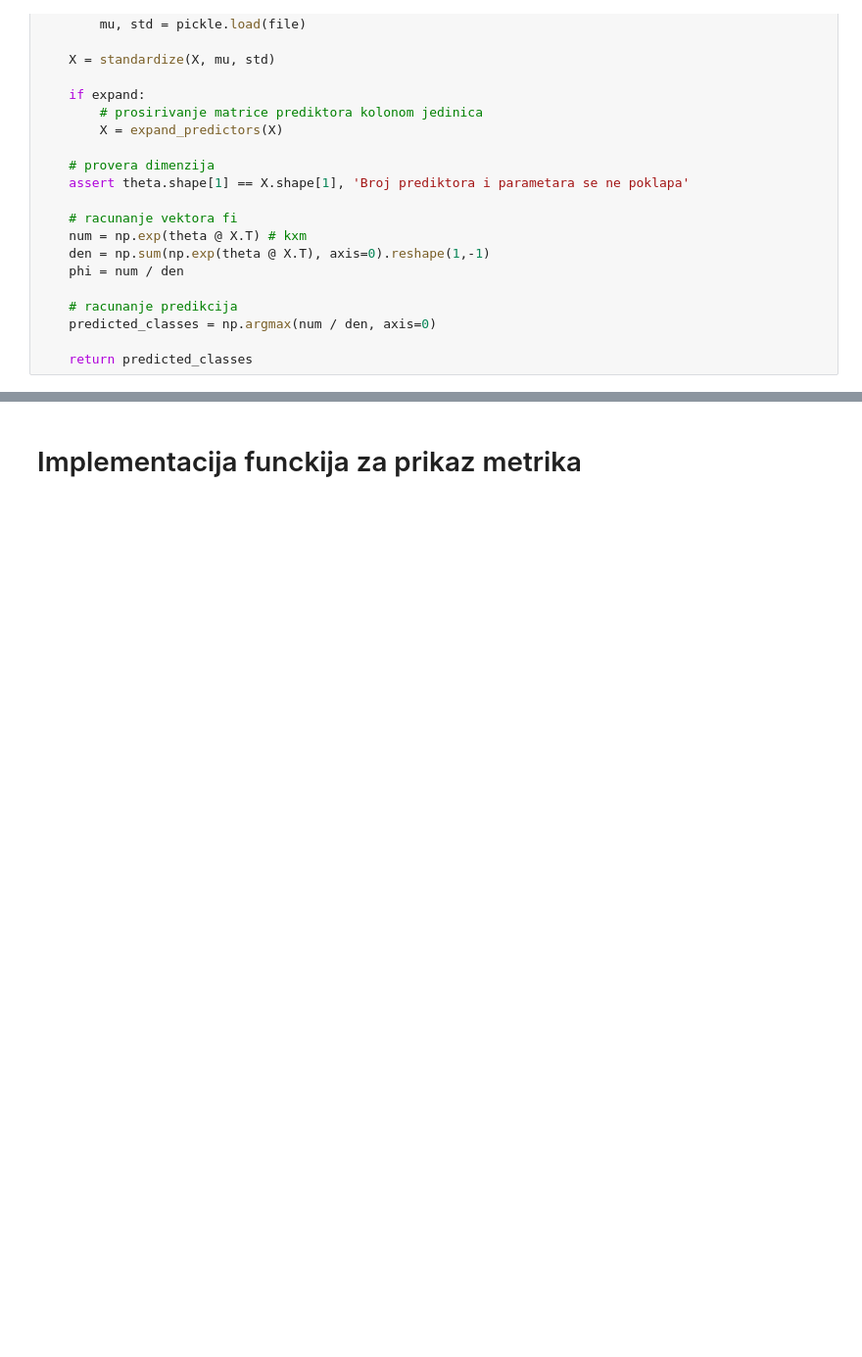
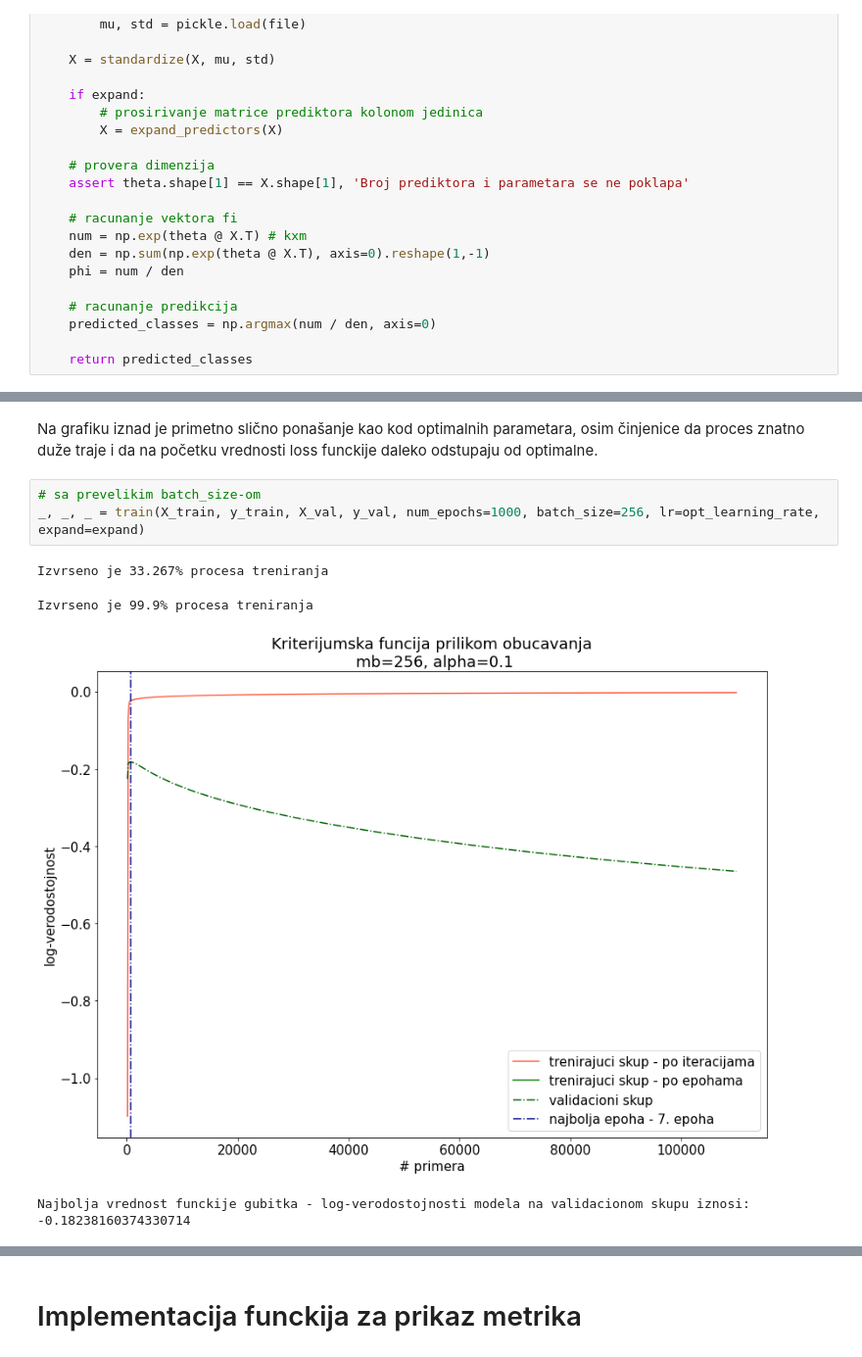
Before and after one commit to dmjovan/Softmax-Classification-and-Gaussian-Discriminant-Analysis-ML, a Jupyter notebook: softmax_gda.ipynb, the cells around one changed output, grey strips where cells are left out. Shown at 98% size. Drawn from its saved outputs; the diff is of its cells as text; blank space fills up the shorter version.

```diff
--- a/softmax_gda.ipynb
+++ b/softmax_gda.ipynb
@@ -616,0 +683,10 @@ Izvrseno je 99.9% procesa treniranja
+# %% [markdown]
+Na grafiku iznad je primetno slično ponašanje kao kod optimalnih parametara, osim činjenice da proces znatno duže traje i da na početku vrednosti loss funckije daleko odstupaju od optimalne.
+# %%
+# sa prevelikim batch_size-om
+_, _, _ = train(X_train, y_train, X_val, y_val, num_epochs=1000, batch_size=256, lr=opt_learning_rate, expand=expand)
+# %% [output]
+Izvrseno je 33.267% procesa treniranja
+Izvrseno je 99.9% procesa treniranja
+[figure, added]
+Najbolja vrednost funckije gubitka - log-verodostojnosti modela na validacionom skupu iznosi: -0.18238160374330714
```
Also changed, not shown: parts of 30 cells of this notebook.
